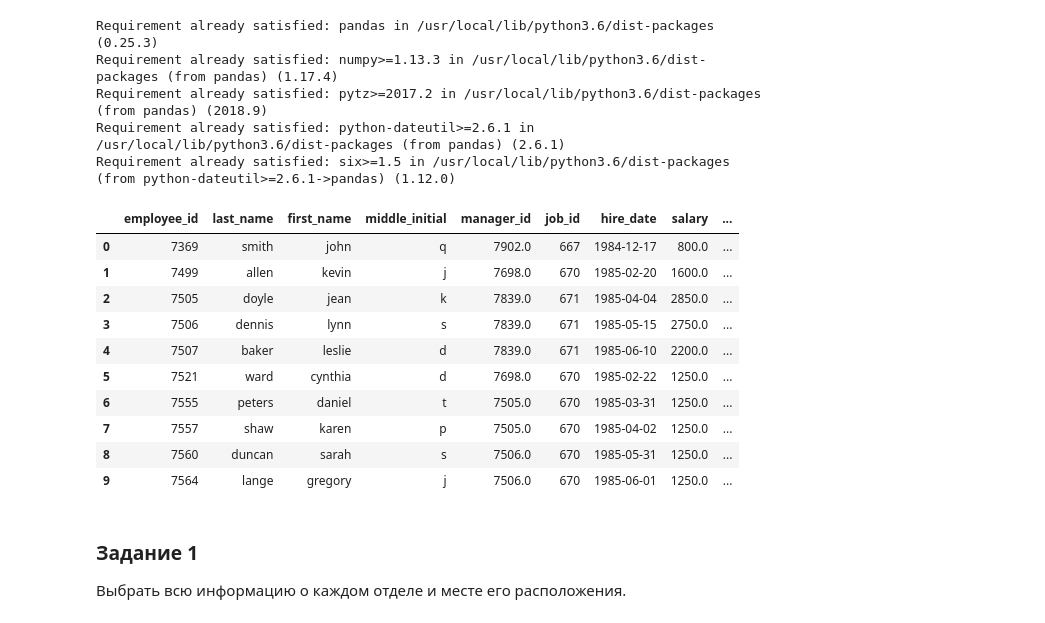
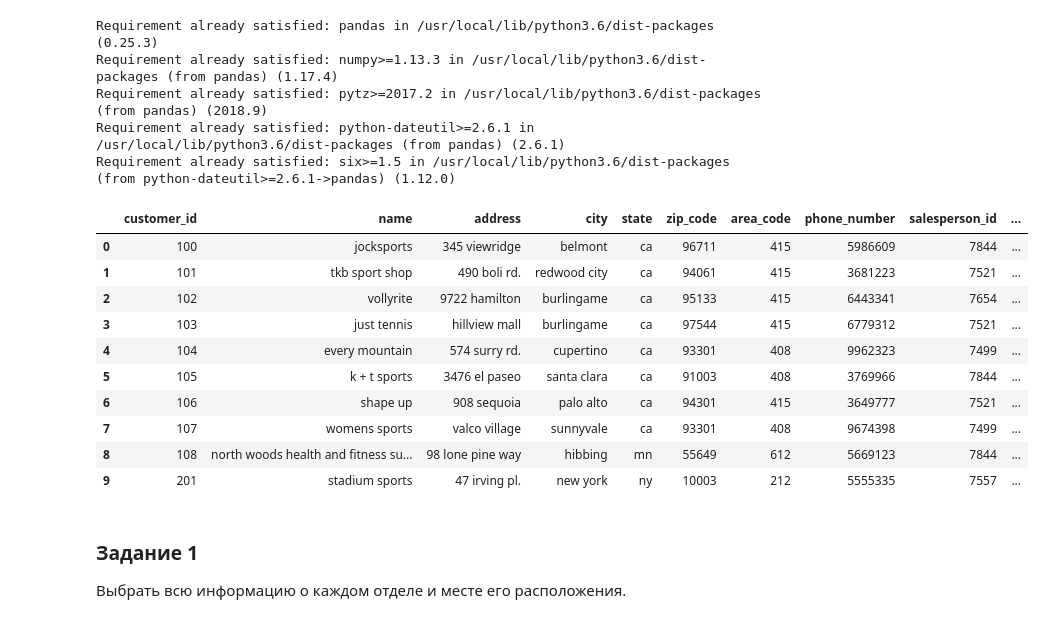
Before and after one commit to theysee/sberbank_reboot, a Jupyter notebook: Поток_3_Практика_к_занятию_5.ipynb, the cells around one changed output. Cells and saved outputs as stored; diff of their text form; code cells hidden in the pictures.

```diff
--- a/Поток_3_Практика_к_занятию_5.ipynb
+++ b/Поток_3_Практика_к_занятию_5.ipynb
@@ -36,19 +36,19 @@ DB_USER_PASSWORD = 'student_12'
 DB_NAME = 'sample_db'
 # %%
 conn = pymysql.connect(DB_HOST, DB_USER, DB_USER_PASSWORD, DB_NAME)
-pd.read_sql_query("select * from employee", conn).head(10)
+pd.read_sql_query("select * from customer", conn).head(10)
 # %% [output]
-|  | employee_id | last_name | first_name | middle_initial | manager_id | job_id | hire_date | salary | ... |
-| 0 | 7369 | smith | john | q | 7902.0 | 667 | 1984-12-17 | 800.0 | ... |
-| 1 | 7499 | allen | kevin | j | 7698.0 | 670 | 1985-02-20 | 1600.0 | ... |
-| 2 | 7505 | doyle | jean | k | 7839.0 | 671 | 1985-04-04 | 2850.0 | ... |
-| 3 | 7506 | dennis | lynn | s | 7839.0 | 671 | 1985-05-15 | 2750.0 | ... |
-| 4 | 7507 | baker | leslie | d | 7839.0 | 671 | 1985-06-10 | 2200.0 | ... |
-| 5 | 7521 | ward | cynthia | d | 7698.0 | 670 | 1985-02-22 | 1250.0 | ... |
-| 6 | 7555 | peters | daniel | t | 7505.0 | 670 | 1985-03-31 | 1250.0 | ... |
-| 7 | 7557 | shaw | karen | p | 7505.0 | 670 | 1985-04-02 | 1250.0 | ... |
-| 8 | 7560 | duncan | sarah | s | 7506.0 | 670 | 1985-05-31 | 1250.0 | ... |
-| 9 | 7564 | lange | gregory | j | 7506.0 | 670 | 1985-06-01 | 1250.0 | ... |
+|  | customer_id | name | address | city | state | zip_code | area_code | phone_number | salesperson_id | ... |
+| 0 | 100 | jocksports | 345 viewridge | belmont | ca | 96711 | 415 | 5986609 | 7844 | ... |
+| 1 | 101 | tkb sport shop | 490 boli rd. | redwood city | ca | 94061 | 415 | 3681223 | 7521 | ... |
+| 2 | 102 | vollyrite | 9722 hamilton | burlingame | ca | 95133 | 415 | 6443341 | 7654 | ... |
+| 3 | 103 | just tennis | hillview mall | burlingame | ca | 97544 | 415 | 6779312 | 7521 | ... |
+| 4 | 104 | every mountain | 574 surry rd. | cupertino | ca | 93301 | 408 | 9962323 | 7499 | ... |
+| 5 | 105 | k + t sports | 3476 el paseo | santa clara | ca | 91003 | 408 | 3769966 | 7844 | ... |
+| 6 | 106 | shape up | 908 sequoia | palo alto | ca | 94301 | 415 | 3649777 | 7521 | ... |
+| 7 | 107 | womens sports | valco village | sunnyvale | ca | 93301 | 408 | 9674398 | 7499 | ... |
+| 8 | 108 | north woods health and fitness su... | 98 lone pine way | hibbing | mn | 55649 | 612 | 5669123 | 7844 | ... |
+| 9 | 201 | stadium sports | 47 irving pl. | new york | ny | 10003 | 212 | 5555335 | 7557 | ... |
 # %% [markdown]
 ### Задание 1
 Выбрать всю информацию о каждом отделе и месте его расположения.
```
Also changed, not shown: parts of 5 cells of this notebook.
